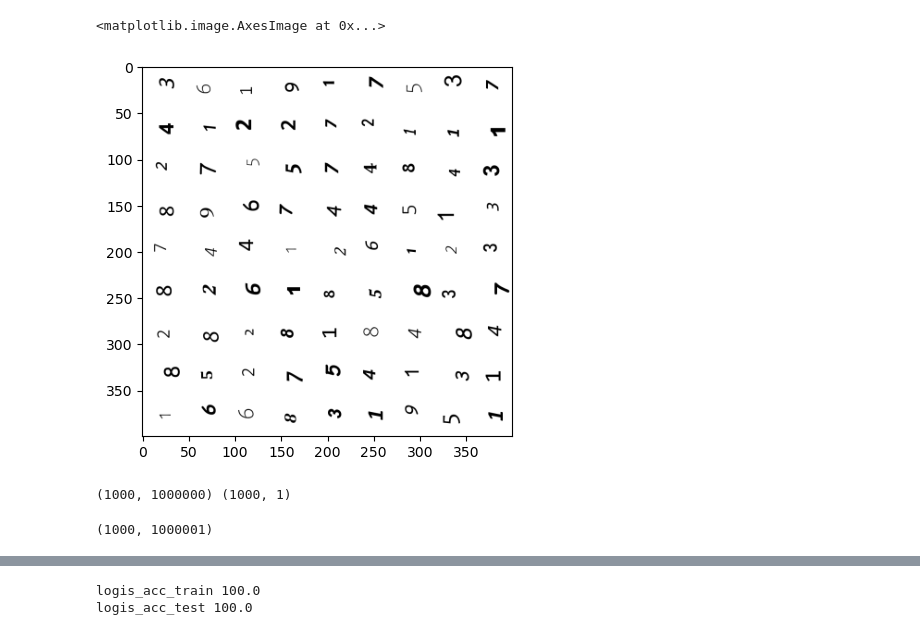
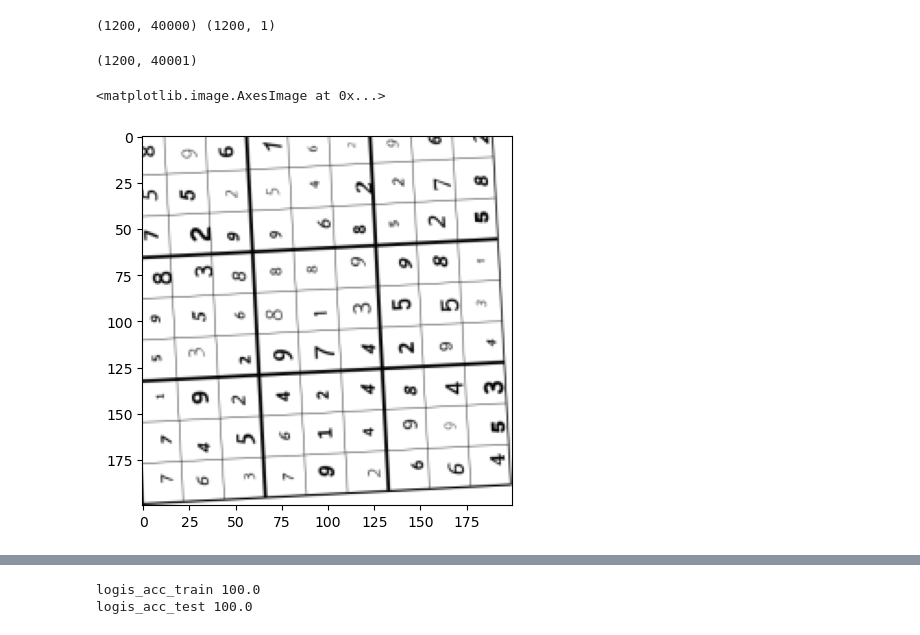
Before and after one commit to hakoshie/sudoku, a Jupyter notebook: train_test_flip.ipynb, the cells around one changed output, grey strips where cells are left out. Drawn from its saved outputs; the diff is of its cells as text; code cells hidden in the pictures.

```diff
--- a/train_test_flip.ipynb
+++ b/train_test_flip.ipynb
@@ -26,60 +26,59 @@ except ImportError:
 warnings.simplefilter("ignore", ConvergenceWarning)
 warnings.simplefilter("ignore", FutureWarning)
 os.environ["PYTHONWARNINGS"] = "ignore"
+# %%
+
+
+# 画像を読み込む
+pixel=200
+N,M=9,9
+K=400
+Xs=[]
+Ys=[]
+for id in range(K):
+    for id2 in range(3):
+        img=cv2.imread(f'./training_data/flip/flip_{id}_{id2}.png')
+
+        img = cv2.cvtColor(img, cv2.COLOR_BGR2RGB)
+            # 処理が完了した画像を保存するなどの操作を行うことができます
+        # plt.imshow(img, cmap='gray')
+        gray = cv2.cvtColor(img, cv2.COLOR_BGR2GRAY)
+
+        # plt.imshow(img, cmap='gray')
+        # print(img.shape)
+        img_rs=cv2.resize(gray,(pixel,pixel),interpolation=cv2.INTER_AREA)
+        # img_rs=cv2.bitwise_not(img_rs)
+        x_i=img_rs.reshape(1, -1)
+        # print(x_i.shape)
+        y=id2==0
+        Xs.append(x_i)
+        Ys.append(y)
+
+Xs=pd.DataFrame(np.array(Xs).reshape(K*3,-1))
+Ys=pd.DataFrame(np.array(Ys).reshape(K*3,-1),columns=['label'])
+print(Xs.shape,Ys.shape)
+df=pd.concat([Ys,Xs],axis=1)
+# df=df.loc[df.iloc[:,0]!=0]
+df.shape
+# %% [output]
+(1200, 40000) (1200, 1)
+(1200, 40001)
 # %%
-pixel=400
-img=cv2.imread(f'./training_data/flip_0_1.png')
+img=cv2.imread(f'./training_data/flip_wb/flip_0_1.png')
 
 img = cv2.cvtColor(img, cv2.COLOR_BGR2RGB)
     # 処理が完了した画像を保存するなどの操作を行うことができます
 # plt.imshow(img, cmap='gray')
 gray = cv2.cvtColor(img, cv2.COLOR_BGR2GRAY)
 
 # plt.imshow(img, cmap='gray')
 # print(img.shape)
 img_rs=cv2.resize(gray,(pixel,pixel),interpolation=cv2.INTER_AREA)
 # img_rs=cv2.bitwise_not(img_rs)
 plt.imshow(img_rs, cmap='gray')
 # %% [output]
 <matplotlib.image.AxesImage at 0x...>
-[figure, old version]
+[figure, new version]
-# %%
-
-
-# 画像を読み込む
-pixel=1000
-N,M=9,9
-K=250
-Xs=[]
-Ys=[]
-for id in range(K):
-    for id2 in range(4):
-        img=cv2.imread(f'./training_data/flip_{id}_{id2}.png')
-
-        img = cv2.cvtColor(img, cv2.COLOR_BGR2RGB)
-            # 処理が完了した画像を保存するなどの操作を行うことができます
-        # plt.imshow(img, cmap='gray')
-        gray = cv2.cvtColor(img, cv2.COLOR_BGR2GRAY)
-
-        # plt.imshow(img, cmap='gray')
-        # print(img.shape)
-        img_rs=cv2.resize(gray,(pixel,pixel),interpolation=cv2.INTER_AREA)
-        # img_rs=cv2.bitwise_not(img_rs)
-        x_i=img_rs.reshape(1, -1)
-        # print(x_i.shape)
-        y=id2
-        Xs.append(x_i)
-        Ys.append(y)
-
-Xs=pd.DataFrame(np.array(Xs).reshape(K*4,-1))
-Ys=pd.DataFrame(np.array(Ys).reshape(K*4,-1),columns=['label'])
-print(Xs.shape,Ys.shape)
-df=pd.concat([Ys,Xs],axis=1)
-# df=df.loc[df.iloc[:,0]!=0]
-df.shape
-# %% [output]
-(1000, 1000000) (1000, 1)
-(1000, 1000001)
 # %%
 df
 # %% [output]
```
Also changed, not shown: parts of 7 cells of this notebook, 9 other files.
